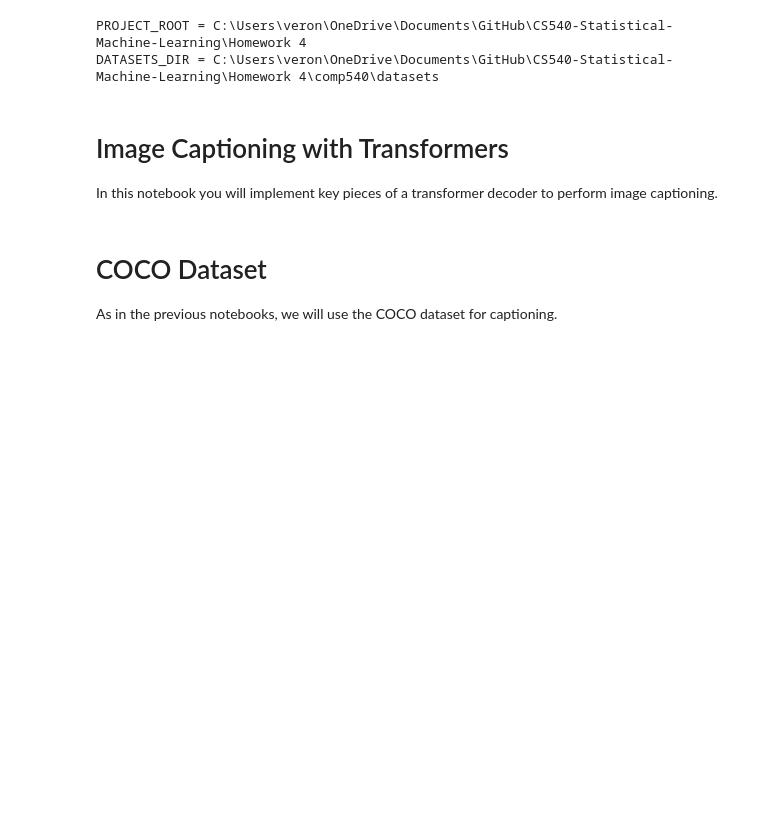
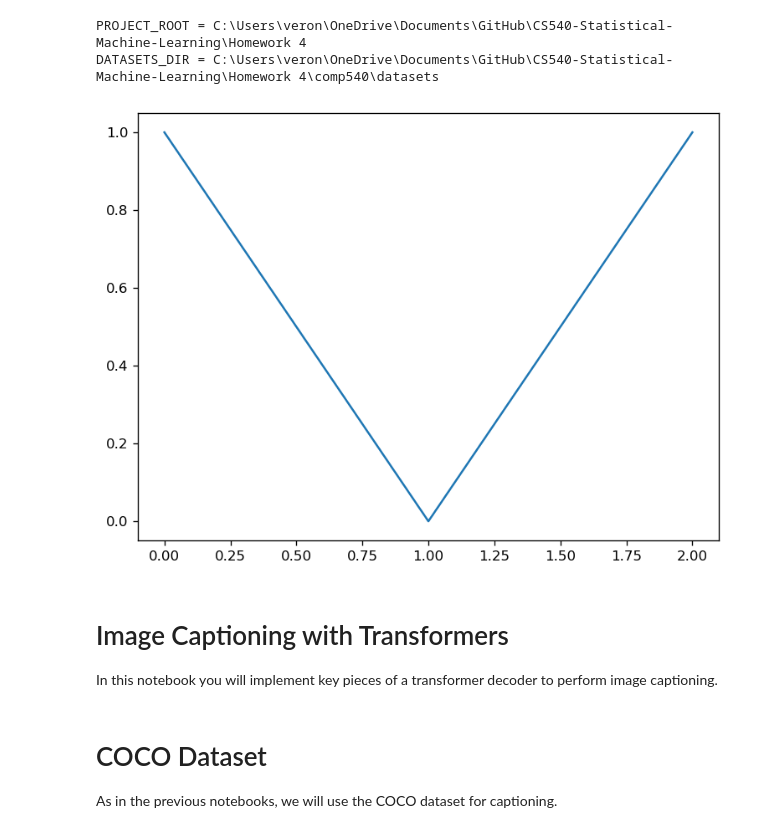
Before and after one commit to CalebSkinner1/Detecting-Presence-of-Brain-Aneurysms, a Jupyter notebook: Homework 4/Transformer_Captioning.ipynb, the cells around one changed output. Saved outputs shown, nothing was run; the diff lists cells and outputs as text; code cells hidden in the pictures; blank space fills up the shorter version.

Commit message:
Update 4 (plots working)
Error right before Vision Transformer (ViT)

```diff
--- a/Homework 4/Transformer_Captioning.ipynb
+++ b/Homework 4/Transformer_Captioning.ipynb
@@ -16,6 +16,21 @@ print("DATASETS_DIR =", DATASETS_DIR)
 # %% [output]
 PROJECT_ROOT = C:\Users\veron\OneDrive\Documents\GitHub\CS540-Statistical-Machine-Learning\Homework 4
 DATASETS_DIR = C:\Users\veron\OneDrive\Documents\GitHub\CS540-Statistical-Machine-Learning\Homework 4\comp540\datasets
+# %%
+import matplotlib
+matplotlib.use("Agg")
+import matplotlib.pyplot as plt
+from IPython.display import Image, display
+
+fig = plt.figure()
+plt.plot([0,1,2],[1,0,1])
+plt.tight_layout()
+plt.savefig("tmp_plot.png", dpi=120, bbox_inches="tight")
+plt.close(fig)
+
+display(Image("tmp_plot.png"))
+# %% [output]
+[figure, added]
 # %%
 # try:
 #     import imp  # noqa: F401
```
Also changed, not shown: parts of 4 cells of this notebook, 3 other files.
